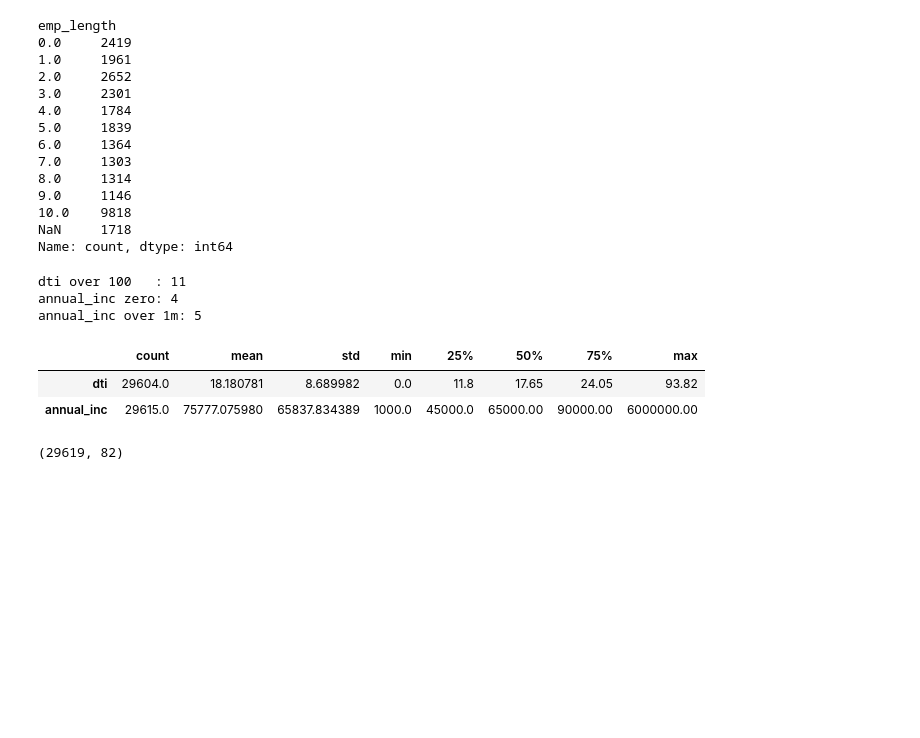
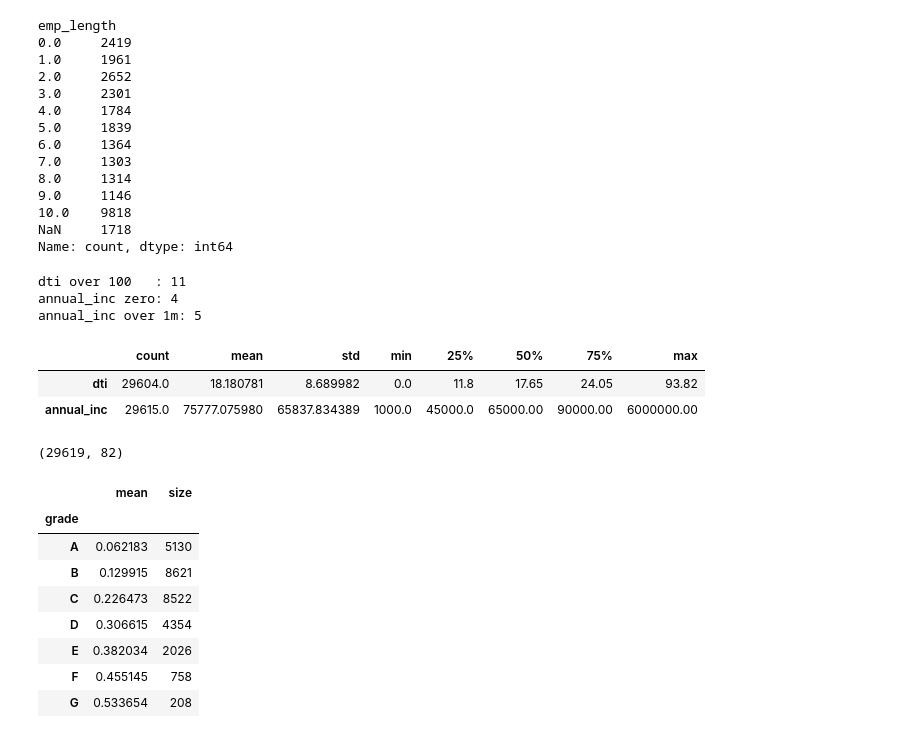
Before and after one commit to Mehdi-mo/credit-risk-engine, a Jupyter notebook: notebooks/02_clean_and_explore.ipynb, the cells around one changed output. Cells and saved outputs as stored; diff of their text form; code cells hidden in the pictures; blank space fills up the shorter version.

```diff
--- a/notebooks/02_clean_and_explore.ipynb
+++ b/notebooks/02_clean_and_explore.ipynb
@@ -448,3 +448,15 @@ model_df.to_parquet("../data/processed/model_table.parquet", index=False)
 print(model_df.shape)
 # %% [output]
 (29619, 82)
+# %%
+labelled.groupby('grade')['target'].agg(['mean', 'size']).sort_index()
+# %% [output]
+|  | mean | size |
+| grade |  |  |
+| A | 0.062183 | 5130 |
+| B | 0.129915 | 8621 |
+| C | 0.226473 | 8522 |
+| D | 0.306615 | 4354 |
+| E | 0.382034 | 2026 |
+| F | 0.455145 | 758 |
+| G | 0.533654 | 208 |
```
Also changed, not shown: parts of 4 cells of this notebook, 1 other file.
